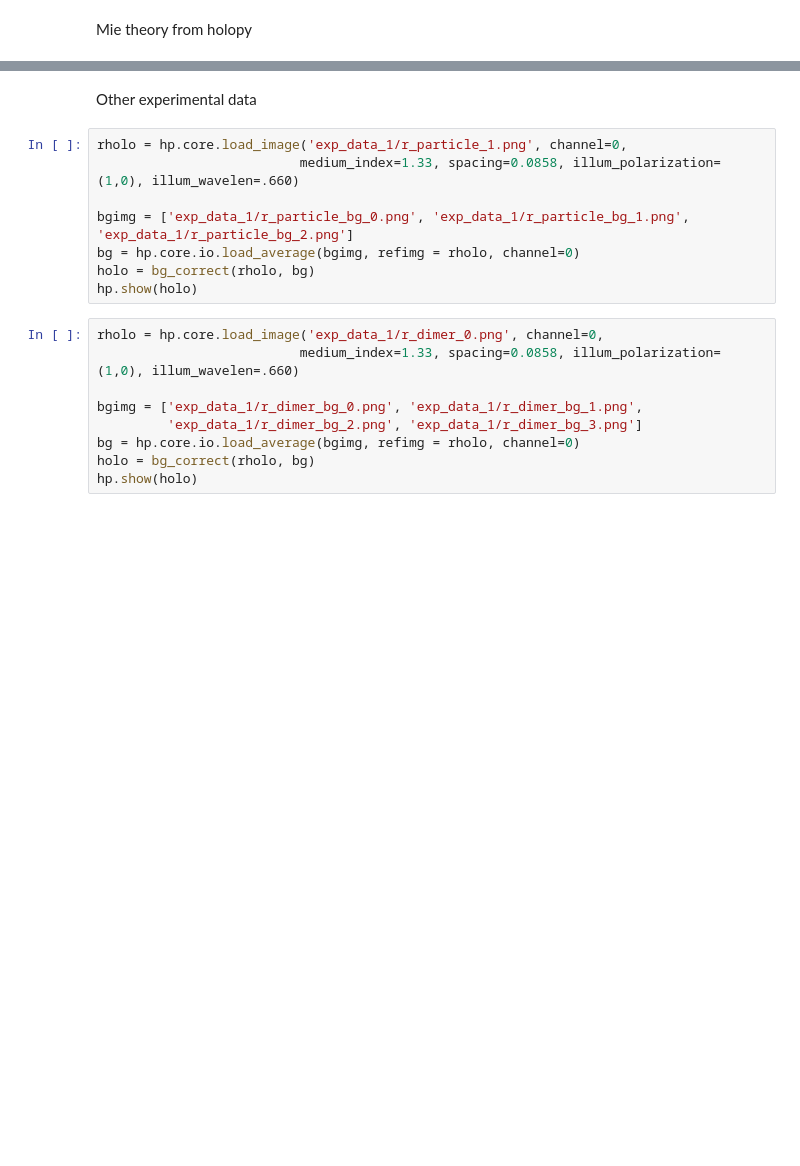
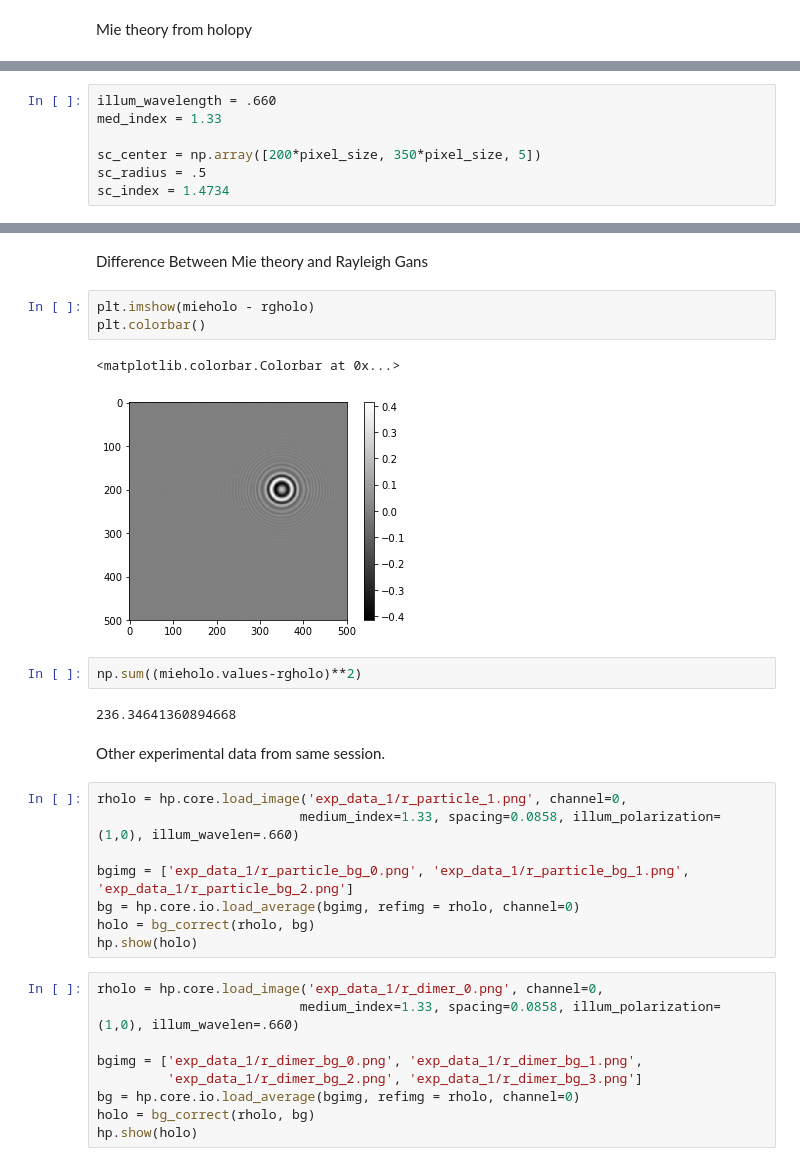
Before and after one commit to ralex0/holoinfer, a Jupyter notebook: modeltest.ipynb, the cells around one changed output, grey strips where cells are left out. Saved outputs shown, nothing was run; the diff lists cells and outputs as text; blank space fills up the shorter version.

```diff
--- a/modeltest.ipynb
+++ b/modeltest.ipynb
@@ -38,0 +33,7 @@ hp.show(holo2)
+# %%
+illum_wavelength = .660
+med_index = 1.33
+
+sc_center = np.array([200*pixel_size, 350*pixel_size, 5])
+sc_radius = .5
+sc_index = 1.4734
@@ -62,5 +83,17 @@ plt.show()
+# %% [markdown]
+Difference Between Mie theory and Rayleigh Gans
+# %%
+plt.imshow(mieholo - rgholo)
+plt.colorbar()
+# %% [output]
+<matplotlib.colorbar.Colorbar at 0x...>
+[figure, added]
+# %%
+np.sum((mieholo.values-rgholo)**2)
+# %% [output]
+236.34641360894668
 # %% [markdown]
-Other experimental data
+Other experimental data from same session.
 # %%
 rholo = hp.core.load_image('exp_data_1/r_particle_1.png', channel=0,
                           medium_index=1.33, spacing=0.0858, illum_polarization=(1,0), illum_wavelen=.660)
```
Also changed, not shown: parts of 9 cells of this notebook, 2 other files.
